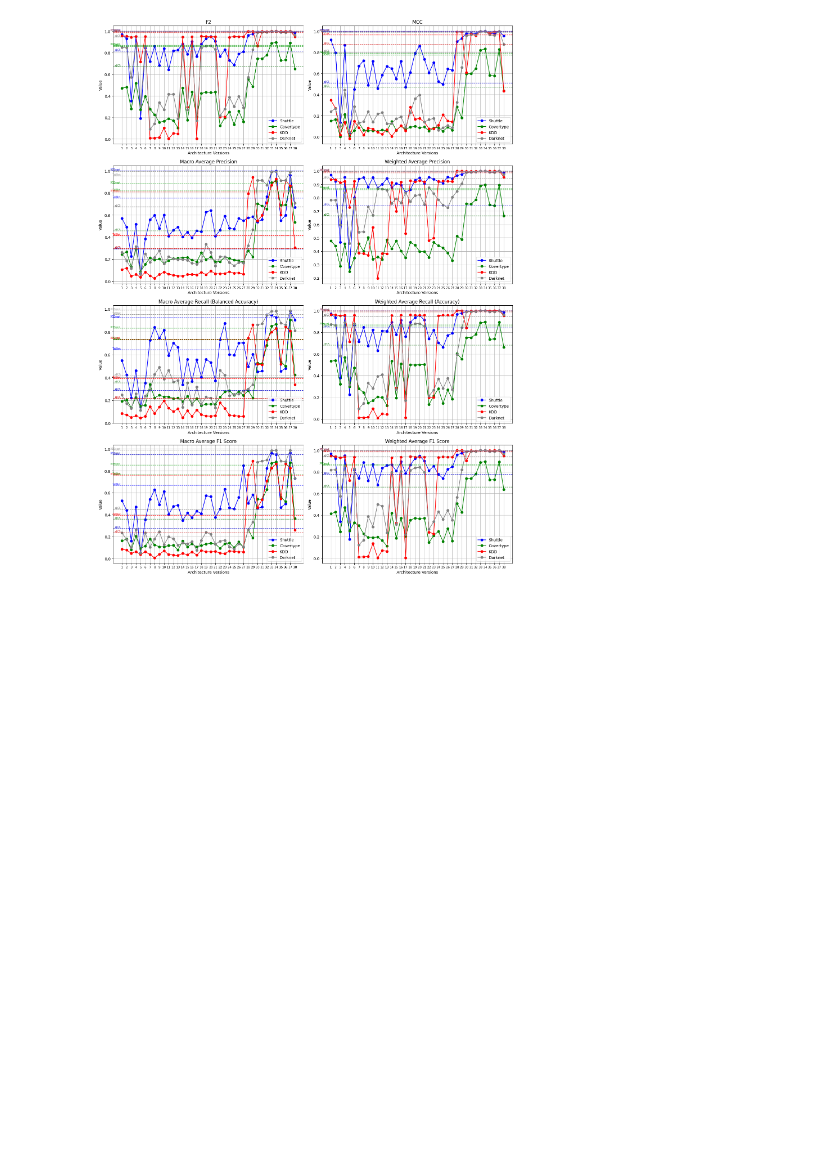
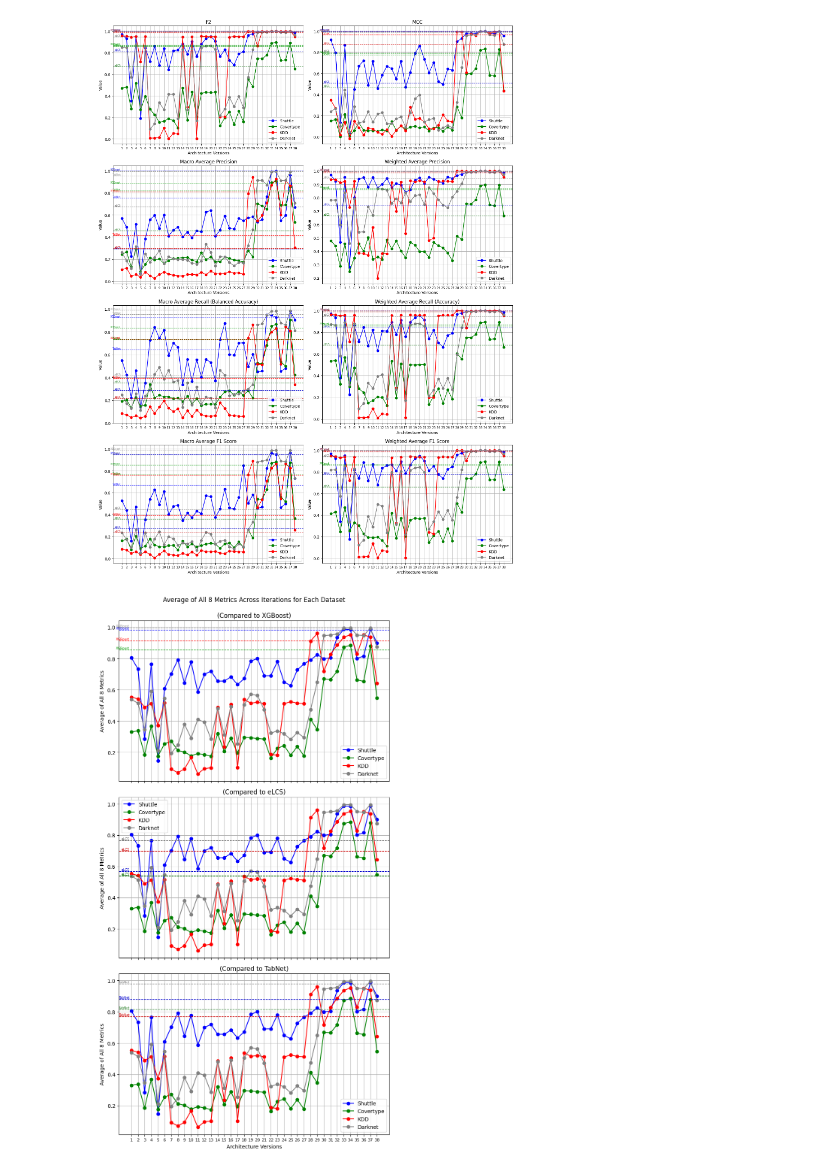
Before and after one commit to sharpenedkey/ma-neural-nets, a Jupyter notebook: _plots.ipynb, the cells around one changed output. Cells and saved outputs as stored; diff of their text form; code cells hidden in the pictures; blank space fills up the shorter version.

```diff
--- a/_plots.ipynb
+++ b/_plots.ipynb
@@ -255,4 +255,58 @@ plt.tight_layout()
 plt.show()
 # %% [output]
 [figure]
+# %%
+# Create figure and subplots
+fig, axes = plt.subplots(3, 1, figsize=(8, 15), sharex=True, sharey=True)
+titles = ['Average of All 8 Metrics Across Iterations for Each Dataset\n\n(Compared to XGBoost)',
+          '(Compared to eLCS)', '(Compared to TabNet)']
+
+goodness_factors = {dataset: [] for dataset in datasets}
+
+for dataset in datasets:
+    for iteration in iterations:
+        metric_values = []
+        for metric in metric_names:
+            if metric in metrics:
+                try:
+                    metric_values.append(metrics[metric][dataset][iteration - 1])
+                except (IndexError, KeyError):
+                    pass
+        if metric_values:
+            goodness_factors[dataset].append(np.mean(metric_values))
+        else:
+            goodness_factors[dataset].append(None)
+
+plot_iters = [str(i) for i in iterations]
+
+for ax, title, model_key in zip(axes, titles, ["XGBoost", "eLCS", "TabNet"]):
+    for dataset, values in goodness_factors.items():
+        ax.plot(plot_iters, values, label=f'{dataset}', marker='o', color=dataset_colors[dataset])
+
+    if comparison_values:
+        for dataset in datasets:
+            model_avg = []
+            for metric in metric_names:
+                if metric in comparison_values:
+                    model_value = comparison_values[metric][model_key].get(dataset, np.nan)
+                    if not np.isnan(model_value):
+                        model_avg.append(model_value)
+            if model_avg:
+                model_goodness = np.nanmean(model_avg)
+                dashed_color = adjust_brightness(dataset_colors[dataset], 1.2 if model_key == "XGBoost" else 0.8)
+                ax.axhline(y=model_goodness, color=dashed_color, linestyle='--', linewidth=1)
+                ax.text(int(plot_iters[0]) - 1.3, model_goodness, model_key, color=dashed_color, fontsize=6, va='bottom', ha='right')
+
+    ax.set_title(title)
+    ax.set_ylabel('Average of All 8 Metrics')
+    ax.set_xticks(range(len(plot_iters)))
+    ax.set_xticklabels(plot_iters, fontsize=8)
+    ax.grid(True)
+    ax.legend()
+
+axes[2].set_xlabel('Architecture Versions')
+plt.tight_layout()
+plt.show()
+# %% [output]
+[figure, added]
 # %%
```
Also changed, not shown: parts of 2 cells of this notebook, 4 other files.
